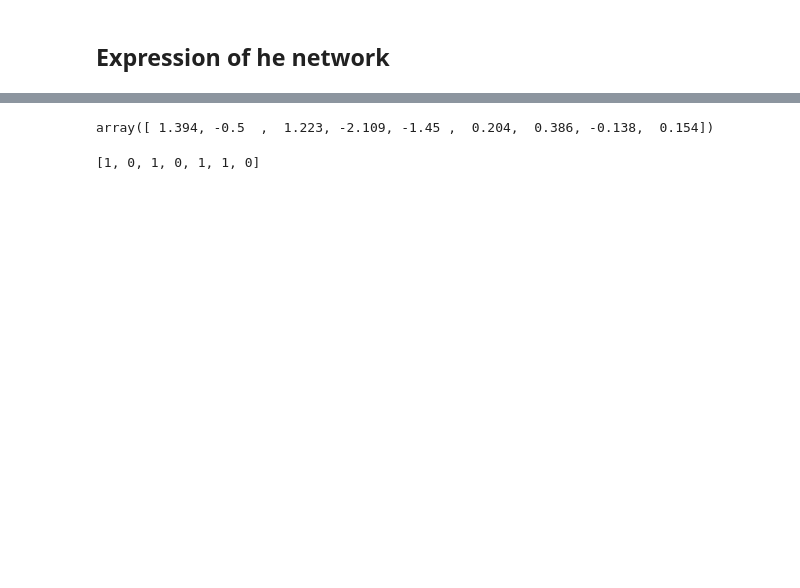
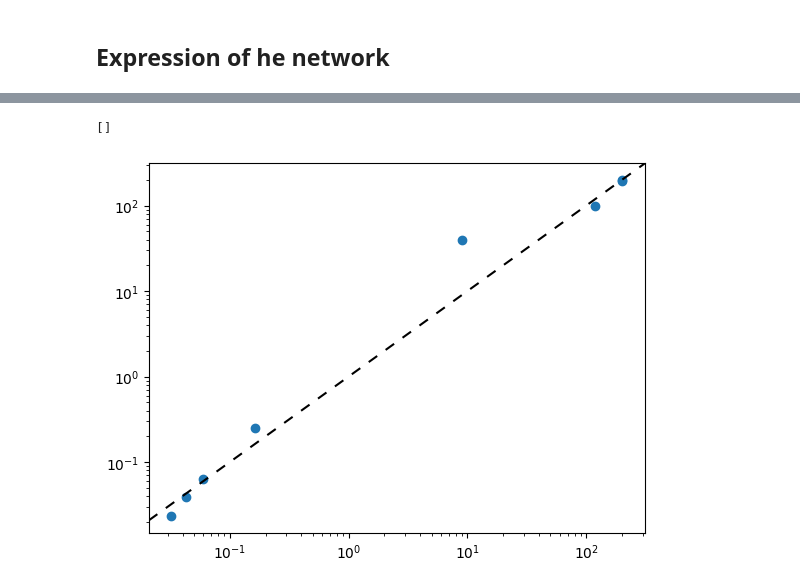
Before and after one commit to QuantumApplicationLab/wntr-quantum, a Jupyter notebook: docs/notebooks/trash/wntr_qubo_poly.ipynb, the cells around one changed output, grey strips where cells are left out. Drawn from its saved outputs; the diff is of its cells as text; code cells hidden in the pictures; blank space fills up the shorter version.

```diff
--- a/docs/notebooks/trash/wntr_qubo_poly.ipynb
+++ b/docs/notebooks/trash/wntr_qubo_poly.ipynb
@@ -65,0 +101,6 @@ array([1.5 , 1.  , 0.75, 0.25])
+# %%
+net.wn.links['3'].diameter = 0.203
+net.m, net.model_updater = net.create_cm_model()
+net.matrices = net.initialize_matrices()
+ref_sol = net.classical_solutions()
+ref_sol
@@ -65,0 +109,30 @@ array([1.5 , 1.  , 0.75, 0.25])
+# %%
+from qubols.mixed_solution_vector import MixedSolutionVector_V2 as MixedSolutionVector
+
+nqbit = 9
+step = (1/(2**nqbit-1))
+encoding = PositiveQbitEncoding(nqbit=nqbit, step=step, offset=+0.0, var_base_name="x")
+sv1 = SolutionVector(5, encoding=encoding)
+
+nqbit = 11
+step = (40/(2**nqbit-1))
+encoding = PositiveQbitEncoding(nqbit=nqbit, step=step, offset=+175, var_base_name="x")
+sv2 = SolutionVector(1, encoding=encoding)
+
+nqbit = 11
+step = (40/(2**nqbit-1))
+encoding = PositiveQbitEncoding(nqbit=nqbit, step=step, offset=+90, var_base_name="x")
+sv3 = SolutionVector(1, encoding=encoding)
+
+nqbit = 11
+step = (40/(2**nqbit-1))
+encoding = PositiveQbitEncoding(nqbit=nqbit, step=step, offset=+180, var_base_name="x")
+sv4 = SolutionVector(1, encoding=encoding)
+
+nqbit = 11
+step = (40/(2**nqbit-1))
+encoding = PositiveQbitEncoding(nqbit=nqbit, step=step, offset=+0, var_base_name="x")
+sv5 = SolutionVector(1, encoding=encoding)
+
+net.mixed_solution_vector = MixedSolutionVector([sv1,sv2,sv3,sv4,sv5])
+net.matrices = net.initialize_matrices()
@@ -136,29 +250,0 @@ flow_encoding.get_possible_values()
-# %%
-net.verify_solution(sol)
-# %% [output]
-array([ 1.394, -0.5  ,  1.223, -2.109, -1.45 ,  0.204,  0.386, -0.138,  0.154])
-# %%
-import itertools
-def find_closest(encoding, float):
-    """get all the posible values encoded
-
-    Returns:
-        _type_: _description_
-    """
-
-    min_diff = 1E12
-    closest_value = None
-    binary_encoding = None
-    for data in itertools.product([0, 1], repeat=encoding.nqbit):
-        val = encoding.decode_polynom(list(data)[::-1])
-        if np.abs(val-float) < min_diff:
-            min_diff  = np.abs(val-float)
-            closest_value = val
-            binary_encoding = list(data)[::-1]
-
-    return closest_value, binary_encoding
-vmin, bins = find_closest(flow_encoding, 2.)
-vmin
-bins
-# %% [output]
-[1, 0, 1, 0, 1, 1, 0]
@@ -176,3 +251,15 @@ for v, d in zip(var, data):
+# %%
+import matplotlib.pyplot as plt
+plt.scatter(ref_sol, sol)
+plt.axline((0, 0.), slope=1, color="black", linestyle=(0, (5, 5)))
+
+plt.axline((0, 0.), slope=1.05, color="grey", linestyle=(0, (2, 2)))
+plt.axline((0, 0.), slope=0.95, color="grey", linestyle=(0, (2, 2)))
+
+plt.loglog()
+# %% [output]
+[]
+[figure, added]
 # %%
 import matplotlib.pyplot as plt
 energy = []
```
Also changed, not shown: parts of 22 cells of this notebook, 4 other files.
